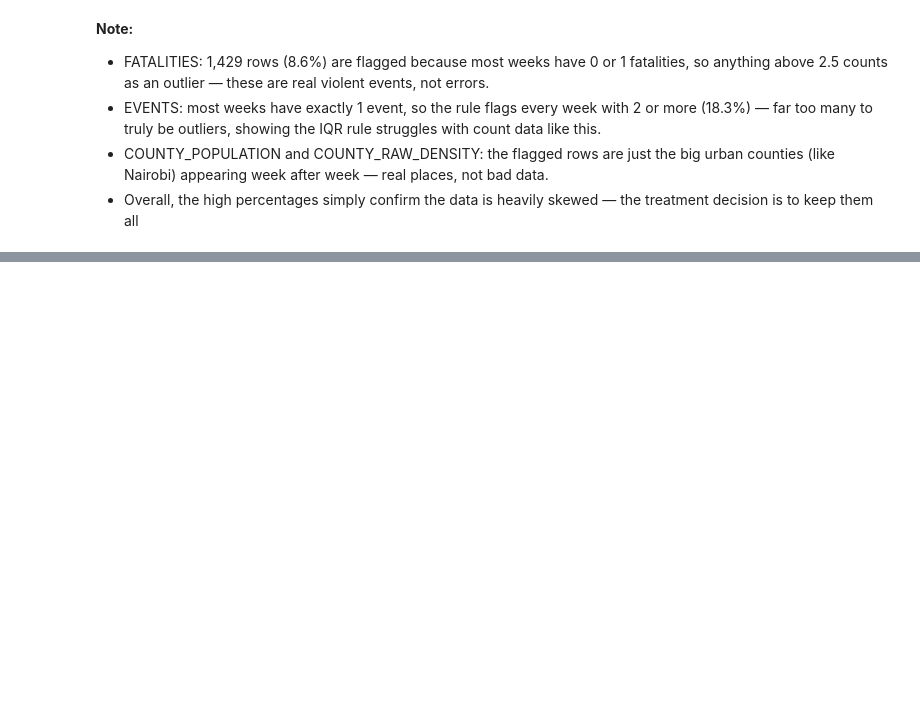
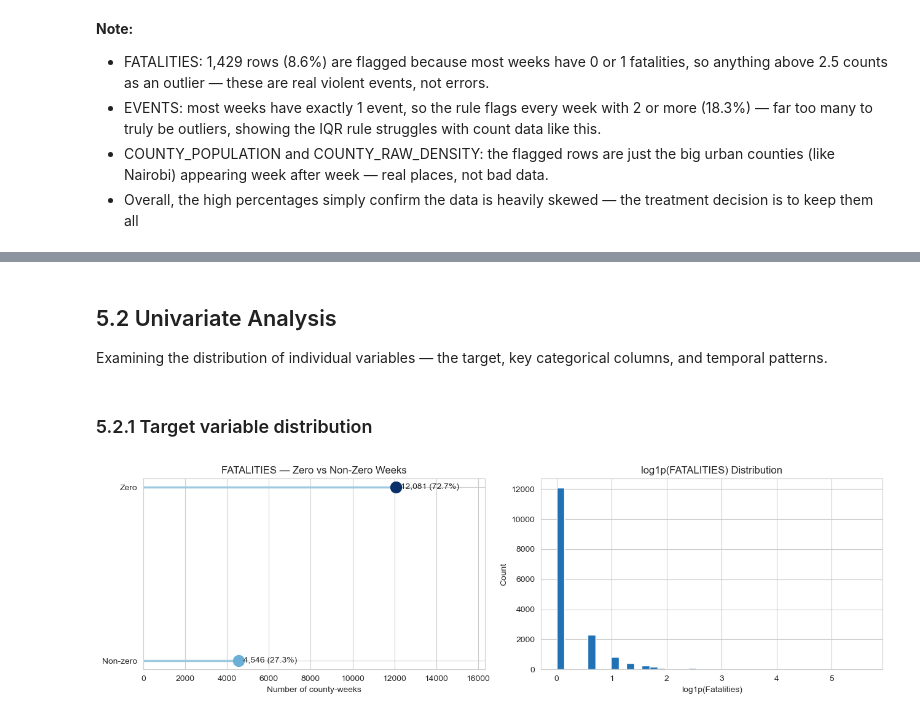
Before and after one commit to KimutaiHub/kenya-political-violence-risk-prediction, a Jupyter notebook: master_notebook.ipynb, the cells around one changed output, grey strips where cells are left out. Saved outputs shown, nothing was run; the diff lists cells and outputs as text; code cells hidden in the pictures; blank space fills up the shorter version.

Commit message:
Updated EDA_Analysis

```diff
--- a/master_notebook.ipynb
+++ b/master_notebook.ipynb
@@ -878,0 +913,37 @@ pd.DataFrame(outlier_summary)
+# %% [markdown]
+## 5.2 Univariate Analysis
+
+Examining the distribution of individual variables — the target, key categorical columns, and temporal patterns.
+# %% [markdown]
+### 5.2.1 Target variable distribution
+# %%
+# Distribution of the target: FATALITIES
+fig, axes = plt.subplots(1, 2, figsize=(13, 4))
+
+# Left: lollipop — zero vs non-zero weeks
+zero_count    = (df['FATALITIES'] == 0).sum()
+nonzero_count = (df['FATALITIES'] > 0).sum()
+
+labels = ['Non-zero', 'Zero']
+values = [nonzero_count, zero_count]
+colors = ['#6baed6', '#08306b']
+
+axes[0].hlines(y=labels, xmin=0, xmax=values, color='#9ecae1', linewidth=2.5)
+for label, v, c in zip(labels, values, colors):
+    axes[0].plot(v, label, 'o', markersize=13, color=c)
+    axes[0].text(v, label, f'  {v:,} ({v/len(df)*100:.1f}%)', va='center', fontsize=10)
+
+axes[0].set_title('FATALITIES — Zero vs Non-Zero Weeks')
+axes[0].set_xlabel('Number of county-weeks')
+axes[0].set_xlim(0, max(values) * 1.35)
+
+# Right: log-transformed distribution
+axes[1].hist(np.log1p(df['FATALITIES']), bins=40, color='#2171b5', edgecolor='white')
+axes[1].set_title('log1p(FATALITIES) Distribution')
+axes[1].set_xlabel('log1p(Fatalities)')
+axes[1].set_ylabel('Count')
+
+plt.tight_layout()
+plt.show()
+# %% [output]
+[figure, added]
```
Also changed, not shown: parts of 7 cells of this notebook.
